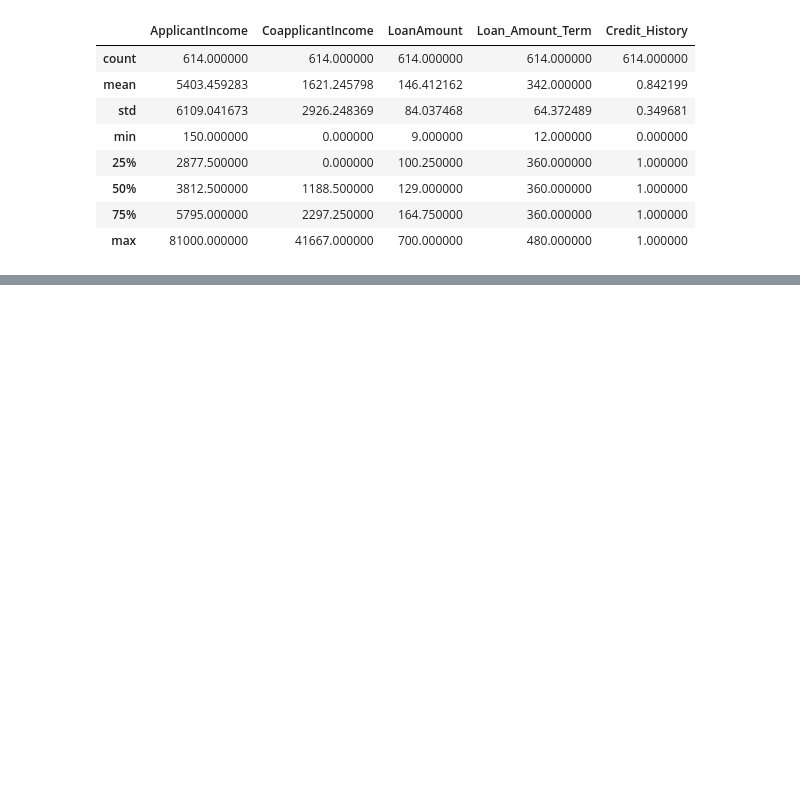
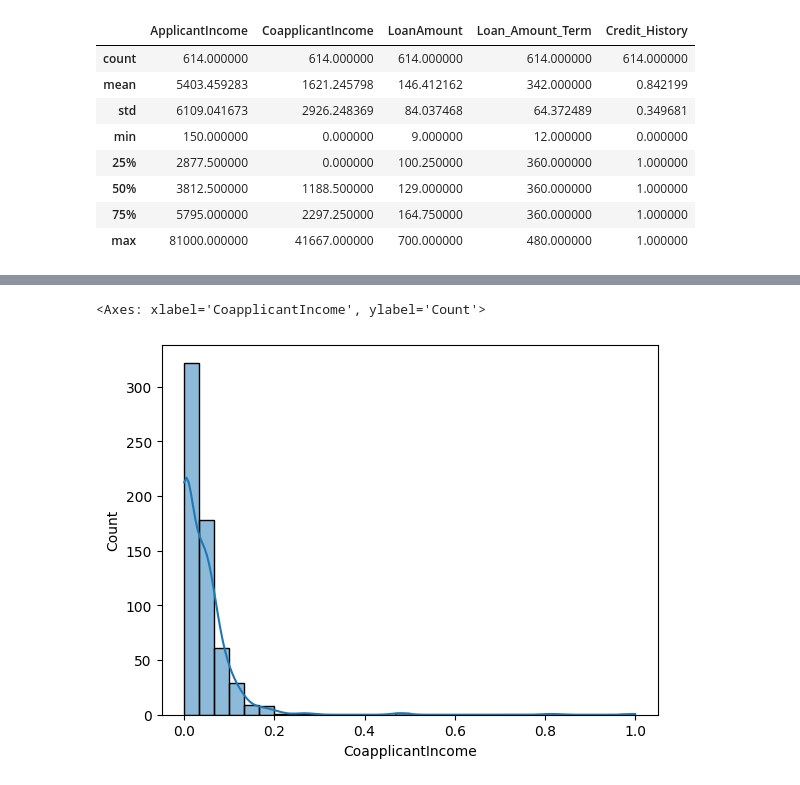
Before and after one commit to mdashik123456/ML, a Jupyter notebook: feature_scaling_normalization.ipynb, the cells around one changed output, grey strips where cells are left out. Cells and saved outputs as stored; diff of their text form; code cells hidden in the pictures; blank space fills up the shorter version.

```diff
--- a/feature_scaling_normalization.ipynb
+++ b/feature_scaling_normalization.ipynb
@@ -84,0 +89,8 @@ df.describe()
+# %%
+mms = MinMaxScaler()
+df[["CoapplicantIncome"]] = mms.fit_transform(df[["CoapplicantIncome"]])
+# %%
+sns.histplot(df["CoapplicantIncome"], kde=True, bins=30)
+# %% [output]
+<Axes: xlabel='CoapplicantIncome', ylabel='Count'>
+[figure, added]
```
Also changed, not shown: parts of 4 cells of this notebook, 1 other file.
